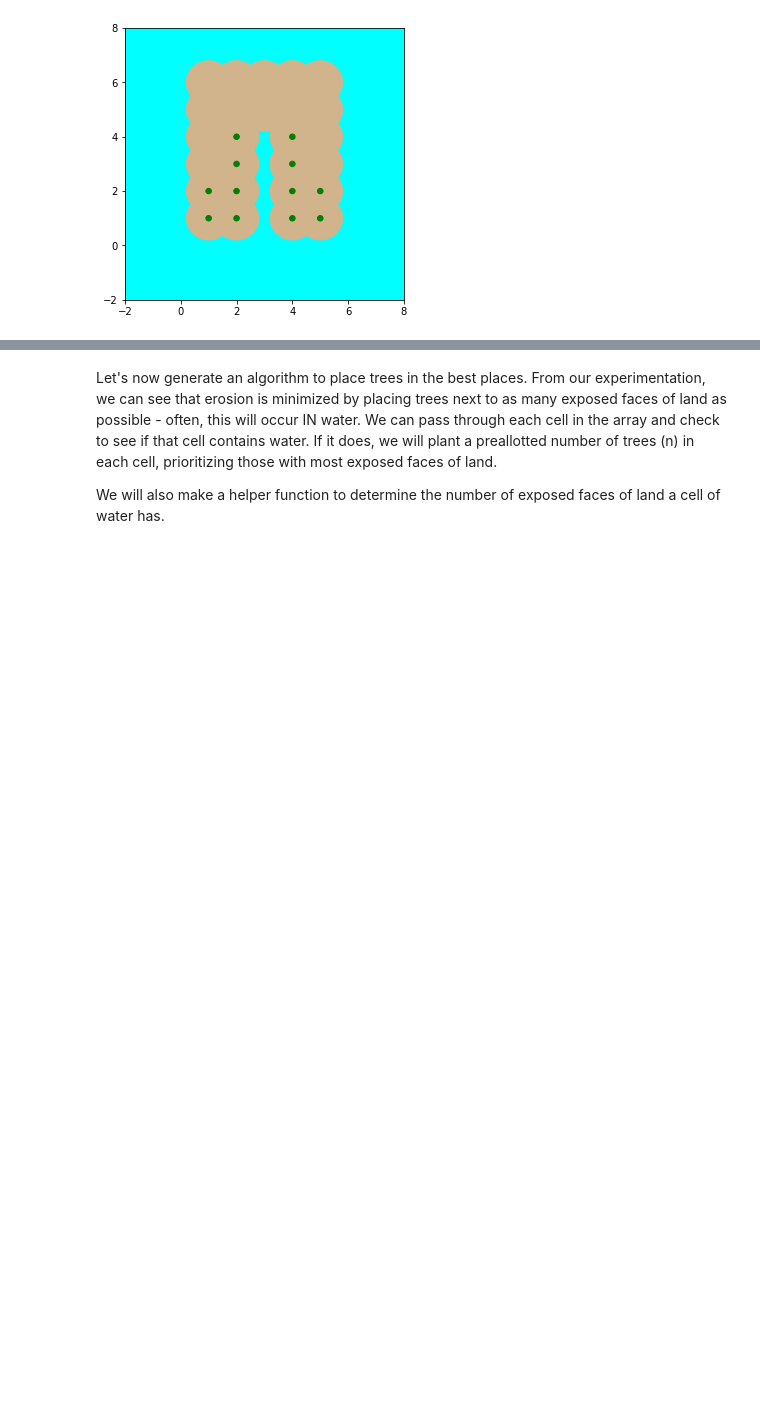
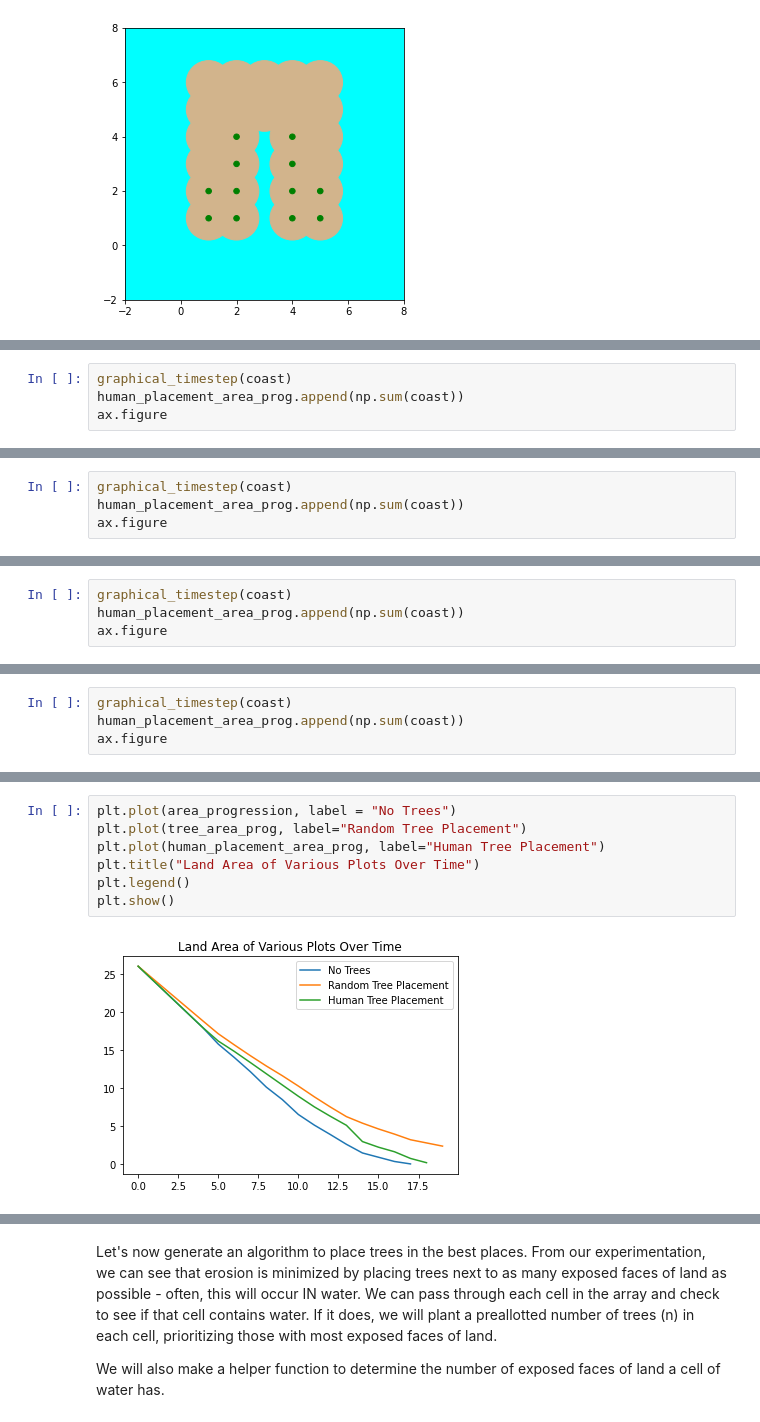
Before and after one commit to dcperriseau/Coastline-Capstone-, a Jupyter notebook: erosion_model.ipynb, the cells around one changed output, grey strips where cells are left out. Saved outputs shown, nothing was run; the diff lists cells and outputs as text; blank space fills up the shorter version.

Commit message:
Removed unneeded plots, added plot of algorithm's efficacy

```diff
--- a/erosion_model.ipynb
+++ b/erosion_model.ipynb
@@ -785,0 +570,4 @@ plt.show()
+# %%
+graphical_timestep(coast)
+human_placement_area_prog.append(np.sum(coast))
+ax.figure
@@ -785,0 +576,4 @@ plt.show()
+# %%
+graphical_timestep(coast)
+human_placement_area_prog.append(np.sum(coast))
+ax.figure
@@ -785,0 +582,4 @@ plt.show()
+# %%
+graphical_timestep(coast)
+human_placement_area_prog.append(np.sum(coast))
+ax.figure
@@ -785,0 +588,4 @@ plt.show()
+# %%
+graphical_timestep(coast)
+human_placement_area_prog.append(np.sum(coast))
+ax.figure
@@ -785,0 +594,9 @@ plt.show()
+# %%
+plt.plot(area_progression, label = "No Trees")
+plt.plot(tree_area_prog, label="Random Tree Placement")
+plt.plot(human_placement_area_prog, label="Human Tree Placement")
+plt.title("Land Area of Various Plots Over Time")
+plt.legend()
+plt.show()
+# %% [output]
+[figure, added]
```
Also changed, not shown: parts of 90 cells of this notebook.
